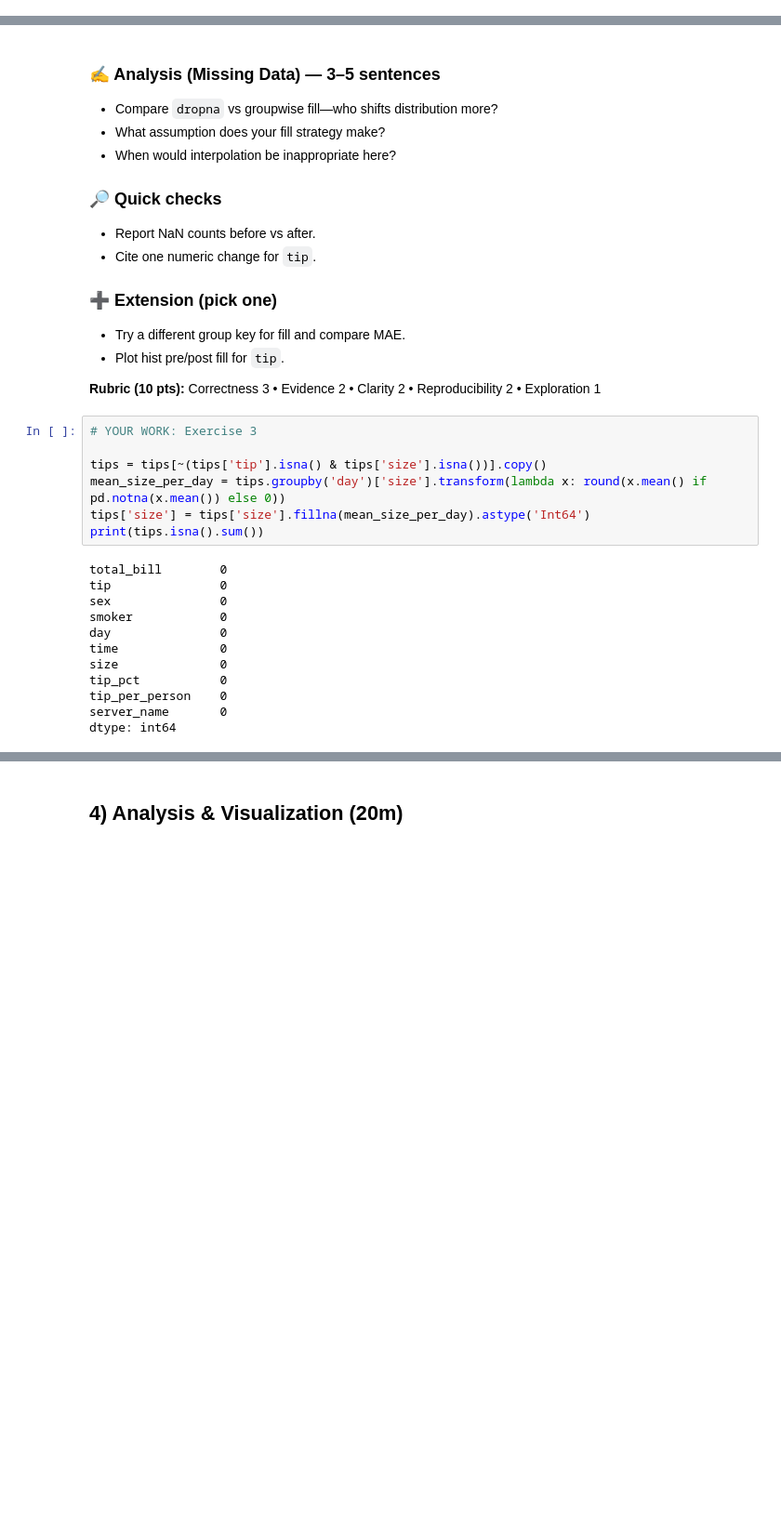
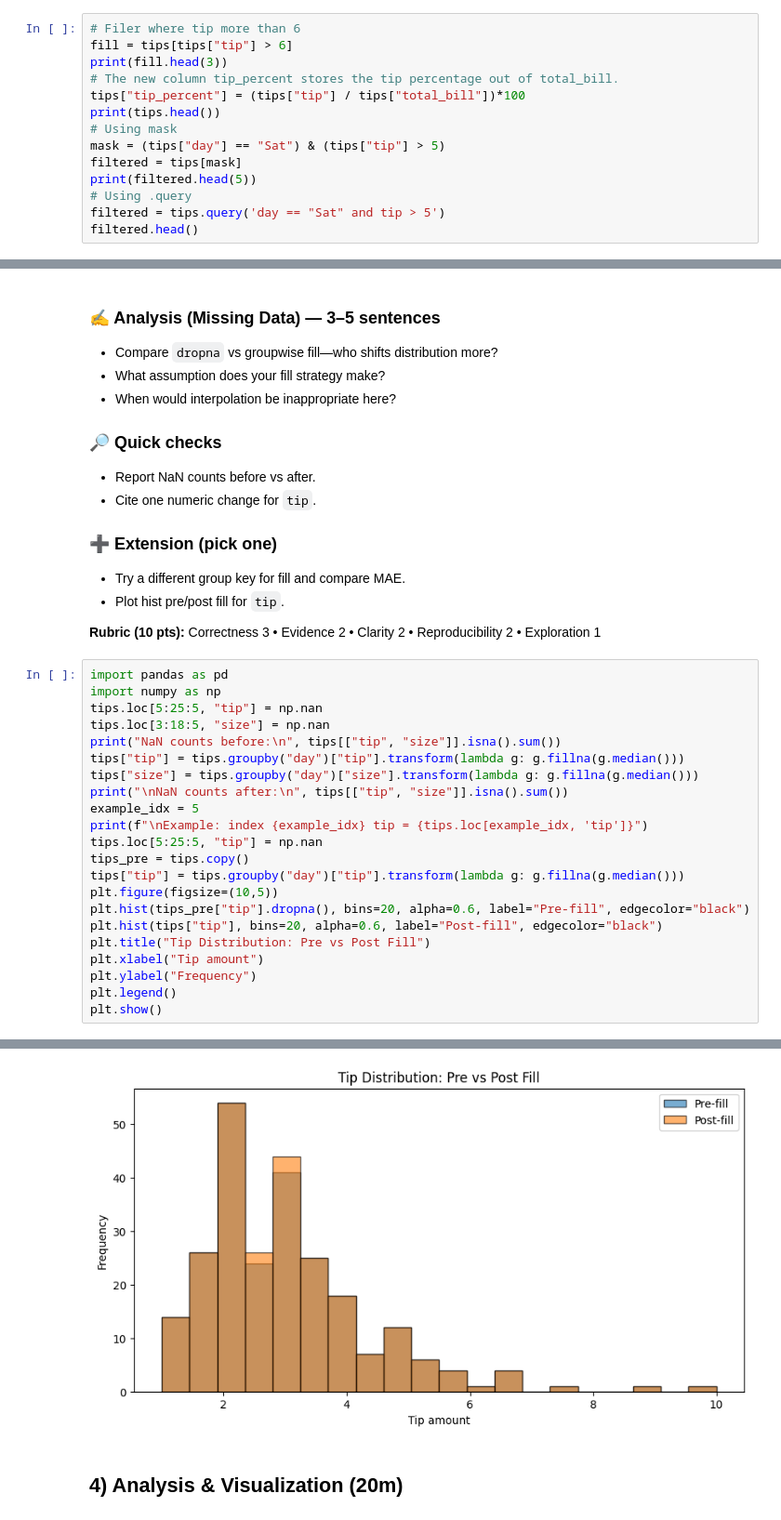
Before and after one commit to KommanaboyinaPraveenKumar/lab_ml, a Jupyter notebook: lab2_AP23110010460.ipynb, the cells around one changed output, grey strips where cells are left out. Shown at 93% size. Cells and saved outputs as stored; diff of their text form; blank space fills up the shorter version.

```diff
--- a/lab2_AP23110010460.ipynb
+++ b/lab2_AP23110010460.ipynb
@@ -193,3 +204,17 @@ tips.query("day== 'Sat' and size >= 3").assign(bill_per_person =lambda df: df['t
 - Change a sort order and predict effect.
 
 **Rubric (10 pts):** Correctness 3 • Evidence 2 • Clarity 2 • Reproducibility 2 • Exploration 1
+# %%
+# Filer where tip more than 6
+fill = tips[tips["tip"] > 6]
+print(fill.head(3))
+# The new column tip_percent stores the tip percentage out of total_bill.
+tips["tip_percent"] = (tips["tip"] / tips["total_bill"])*100
+print(tips.head())
+# Using mask
+mask = (tips["day"] == "Sat") & (tips["tip"] > 5)
+filtered = tips[mask]
+print(filtered.head(5))
+# Using .query
+filtered = tips.query('day == "Sat" and tip > 5')
+filtered.head()
@@ -337,22 +427,26 @@ Drop rows where both `tip` & `size` are NaN; fill `size` by rounded mean per `da
 - Plot hist pre/post fill for `tip`.
 
 **Rubric (10 pts):** Correctness 3 • Evidence 2 • Clarity 2 • Reproducibility 2 • Exploration 1
-# %%
-# YOUR WORK: Exercise 3
-
-tips = tips[~(tips['tip'].isna() & tips['size'].isna())].copy()
-mean_size_per_day = tips.groupby('day')['size'].transform(lambda x: round(x.mean() if pd.notna(x.mean()) else 0))
-tips['size'] = tips['size'].fillna(mean_size_per_day).astype('Int64')
-print(tips.isna().sum())
-# %% [output]
-total_bill        0
-tip               0
-sex               0
-smoker            0
-day               0
-time              0
-size              0
-tip_pct           0
-tip_per_person    0
-server_name       0
-dtype: int64
+# %%
+import pandas as pd
+import numpy as np
+tips.loc[5:25:5, "tip"] = np.nan
+tips.loc[3:18:5, "size"] = np.nan
+print("NaN counts before:\n", tips[["tip", "size"]].isna().sum())
+tips["tip"] = tips.groupby("day")["tip"].transform(lambda g: g.fillna(g.median()))
+tips["size"] = tips.groupby("day")["size"].transform(lambda g: g.fillna(g.median()))
+print("\nNaN counts after:\n", tips[["tip", "size"]].isna().sum())
+example_idx = 5
+print(f"\nExample: index {example_idx} tip = {tips.loc[example_idx, 'tip']}")
+tips.loc[5:25:5, "tip"] = np.nan
+tips_pre = tips.copy()
+tips["tip"] = tips.groupby("day")["tip"].transform(lambda g: g.fillna(g.median()))
+plt.figure(figsize=(10,5))
+plt.hist(tips_pre["tip"].dropna(), bins=20, alpha=0.6, label="Pre-fill", edgecolor="black")
+plt.hist(tips["tip"], bins=20, alpha=0.6, label="Post-fill", edgecolor="black")
+plt.title("Tip Distribution: Pre vs Post Fill")
+plt.xlabel("Tip amount")
+plt.ylabel("Frequency")
+plt.legend()
+plt.show()
+# %% [output]
@@ -359,3 +464,4 @@ dtype: int64
+[figure, added]
 # %% [markdown]
 ## 4) Analysis & Visualization (20m)
 # %%
```
Also changed, not shown: parts of 22 cells of this notebook.
